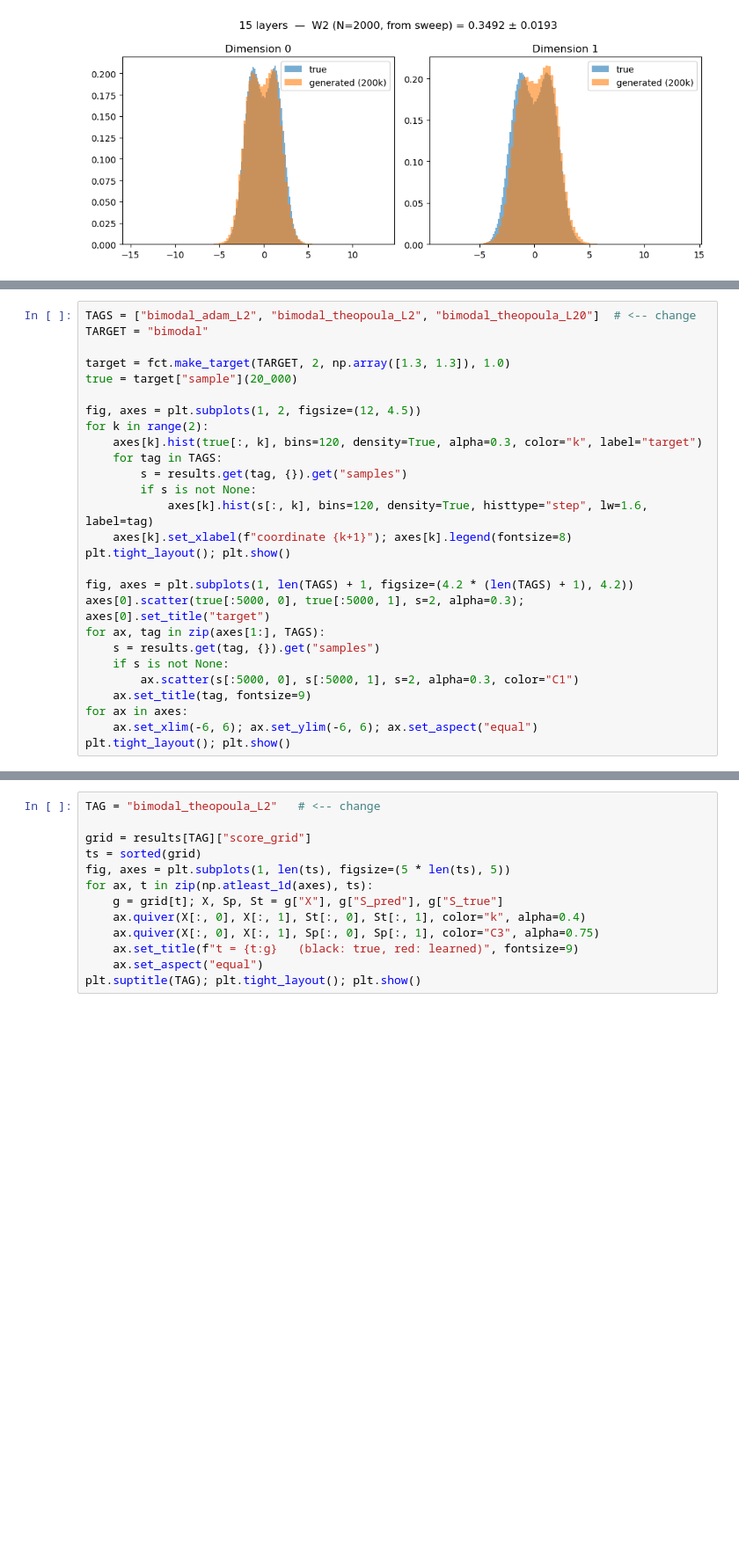
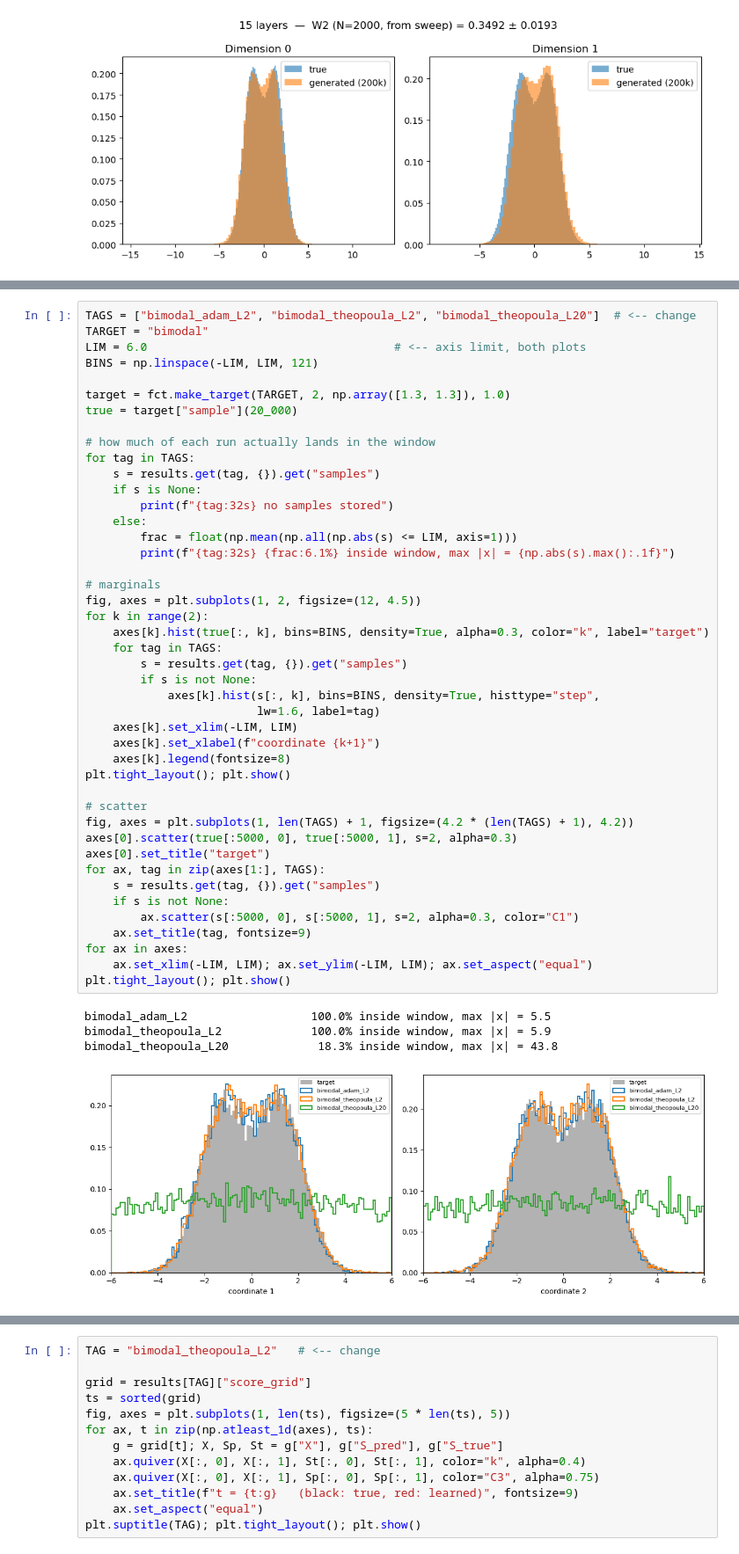
Before and after one commit to kylemcgillivray/Masters-Dissertation, a Jupyter notebook: display.ipynb, the cells around one changed output, grey strips where cells are left out. Shown at 88% size. Cells and saved outputs as stored; diff of their text form; blank space fills up the shorter version.

```diff
--- a/display.ipynb
+++ b/display.ipynb
@@ -473,27 +515,49 @@ plt.tight_layout(); plt.show()
 # %%
 TAGS = ["bimodal_adam_L2", "bimodal_theopoula_L2", "bimodal_theopoula_L20"]  # <-- change
 TARGET = "bimodal"
+LIM = 6.0                                    # <-- axis limit, both plots
+BINS = np.linspace(-LIM, LIM, 121)
 
 target = fct.make_target(TARGET, 2, np.array([1.3, 1.3]), 1.0)
 true = target["sample"](20_000)
 
+# how much of each run actually lands in the window
+for tag in TAGS:
+    s = results.get(tag, {}).get("samples")
+    if s is None:
+        print(f"{tag:32s} no samples stored")
+    else:
+        frac = float(np.mean(np.all(np.abs(s) <= LIM, axis=1)))
+        print(f"{tag:32s} {frac:6.1%} inside window, max |x| = {np.abs(s).max():.1f}")
+
+# marginals
 fig, axes = plt.subplots(1, 2, figsize=(12, 4.5))
 for k in range(2):
-    axes[k].hist(true[:, k], bins=120, density=True, alpha=0.3, color="k", label="target")
+    axes[k].hist(true[:, k], bins=BINS, density=True, alpha=0.3, color="k", label="target")
     for tag in TAGS:
         s = results.get(tag, {}).get("samples")
         if s is not None:
-            axes[k].hist(s[:, k], bins=120, density=True, histtype="step", lw=1.6, label=tag)
-    axes[k].set_xlabel(f"coordinate {k+1}"); axes[k].legend(fontsize=8)
+            axes[k].hist(s[:, k], bins=BINS, density=True, histtype="step",
+                         lw=1.6, label=tag)
+    axes[k].set_xlim(-LIM, LIM)
+    axes[k].set_xlabel(f"coordinate {k+1}")
+    axes[k].legend(fontsize=8)
 plt.tight_layout(); plt.show()
 
+# scatter
 fig, axes = plt.subplots(1, len(TAGS) + 1, figsize=(4.2 * (len(TAGS) + 1), 4.2))
-axes[0].scatter(true[:5000, 0], true[:5000, 1], s=2, alpha=0.3); axes[0].set_title("target")
+axes[0].scatter(true[:5000, 0], true[:5000, 1], s=2, alpha=0.3)
+axes[0].set_title("target")
 for ax, tag in zip(axes[1:], TAGS):
     s = results.get(tag, {}).get("samples")
     if s is not None:
         ax.scatter(s[:5000, 0], s[:5000, 1], s=2, alpha=0.3, color="C1")
     ax.set_title(tag, fontsize=9)
 for ax in axes:
-    ax.set_xlim(-6, 6); ax.set_ylim(-6, 6); ax.set_aspect("equal")
+    ax.set_xlim(-LIM, LIM); ax.set_ylim(-LIM, LIM); ax.set_aspect("equal")
 plt.tight_layout(); plt.show()
+# %% [output]
+bimodal_adam_L2                  100.0% inside window, max |x| = 5.5
+bimodal_theopoula_L2             100.0% inside window, max |x| = 5.9
+bimodal_theopoula_L20             18.3% inside window, max |x| = 43.8
+[figure, added]
```
Also changed, not shown: parts of 6 cells of this notebook, 34 other files.
